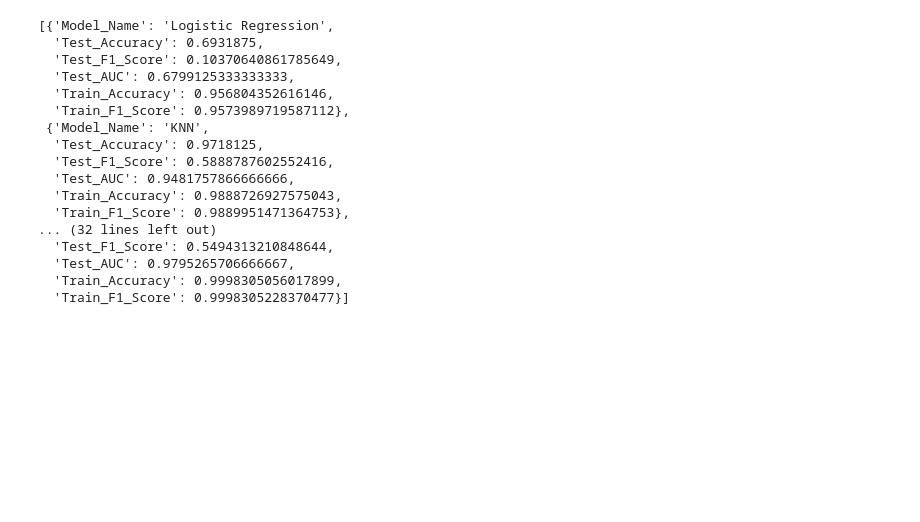
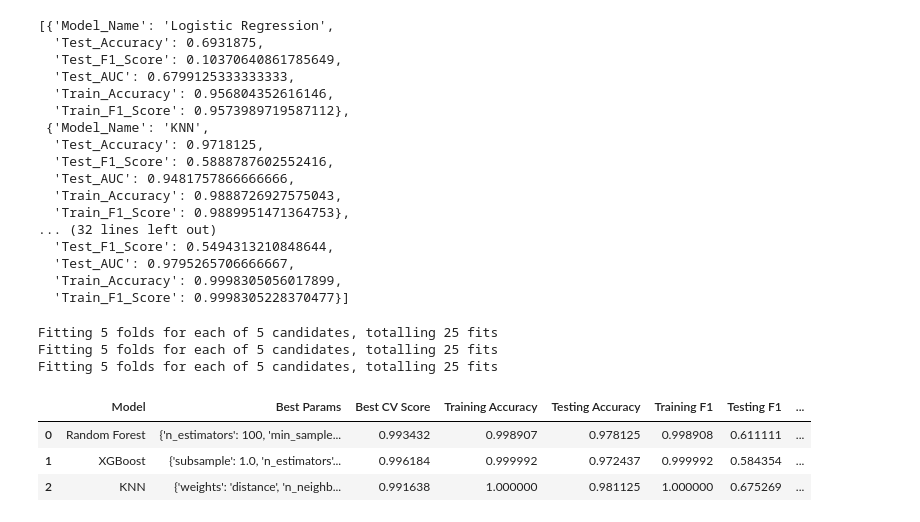
Before and after one commit to aon-muhammad/APSTESTING, a Jupyter notebook: model.ipynb, the cells around one changed output. Saved outputs shown, nothing was run; the diff lists cells and outputs as text; code cells hidden in the pictures; blank space fills up the shorter version.

```diff
--- a/model.ipynb
+++ b/model.ipynb
@@ -243,7 +243,7 @@ score
   'Train_F1_Score': 0.9998305228370477}]
 # %%
 tuning_models = {
-    "Random Forest": RandomForestClassifier(random_state=42,class_weight='balanced'),
+    "Random Forest": RandomForestClassifier(random_state=42),
     "XGBoost": XGBClassifier(
         eval_metric="logloss",
         random_state=42
@@ -257,7 +257,6 @@ param_grids={
         "min_samples_split": [2, 5, 10],
         "min_samples_leaf": [1, 2, 4],
         "max_features": ["sqrt", "log2"],
-        "class_weight": ["balanced"]
     },
     "XGBoost": {
         "n_estimators": [100, 200, 300],
@@ -273,22 +272,35 @@ param_grids={
     }
 }
 # %%
-tunedresults1=[]
+tunedresults2=[]
 for name,mod in tuning_models.items():
-    classifier=RandomizedSearchCV(estimator=mod,param_distributions=param_grids[name],cv=5,scoring="f1", n_iter=12,
+    classifier=RandomizedSearchCV(estimator=mod,param_distributions=param_grids[name],cv=5,scoring="f1", n_iter=5,
     random_state=42,n_jobs=-1,verbose=2)
-    classifier.fit(X_train, y_train)
-    y_pred = classifier.predict(X_test)
+    classifier.fit(X_resampled, y_resampled)
+    y_pred = classifier.predict(X_test_scaled)
     best_model = classifier.best_estimator_
-    train_pred = best_model.predict(X_train)
-    test_pred = best_model.predict(X_test)
-    tunedresults1.append({
+    train_pred = best_model.predict(X_resampled)
+    test_pred = best_model.predict(X_test_scaled)
+    tunedresults2.append({
      "Model": name,
         "Best Params": classifier.best_params_,
         "Best CV Score": classifier.best_score_,
-        "Training Accuracy": accuracy_score(y_train, train_pred),
+        "Training Accuracy": accuracy_score(y_resampled, train_pred),
         "Testing Accuracy": accuracy_score(y_test, test_pred),
-        "Training F1": f1_score(y_train, train_pred),
+        "Training F1": f1_score(y_resampled, train_pred),
         "Testing F1": f1_score(y_test, test_pred),
-        "ROC-AUC": roc_auc_score(y_test, best_model.predict_proba(X_test)[:, 1])
+        "ROC-AUC": roc_auc_score(y_test, best_model.predict_proba(X_test_scaled)[:, 1])
     })
+# %% [output]
+Fitting 5 folds for each of 5 candidates, totalling 25 fits
+Fitting 5 folds for each of 5 candidates, totalling 25 fits
+Fitting 5 folds for each of 5 candidates, totalling 25 fits
+# %%
+results2=pd.DataFrame(tunedresults2)
+# %%
+results2
+# %% [output]
+|  | Model | Best Params | Best CV Score | Training Accuracy | Testing Accuracy | Training F1 | Testing F1 | ... |
+| 0 | Random Forest | {'n_estimators': 100, 'min_sample... | 0.993432 | 0.998907 | 0.978125 | 0.998908 | 0.611111 | ... |
+| 1 | XGBoost | {'subsample': 1.0, 'n_estimators'... | 0.996184 | 0.999992 | 0.972437 | 0.999992 | 0.584354 | ... |
+| 2 | KNN | {'weights': 'distance', 'n_neighb... | 0.991638 | 1.000000 | 0.981125 | 1.000000 | 0.675269 | ... |
```
Also changed, not shown: 1 other file.
